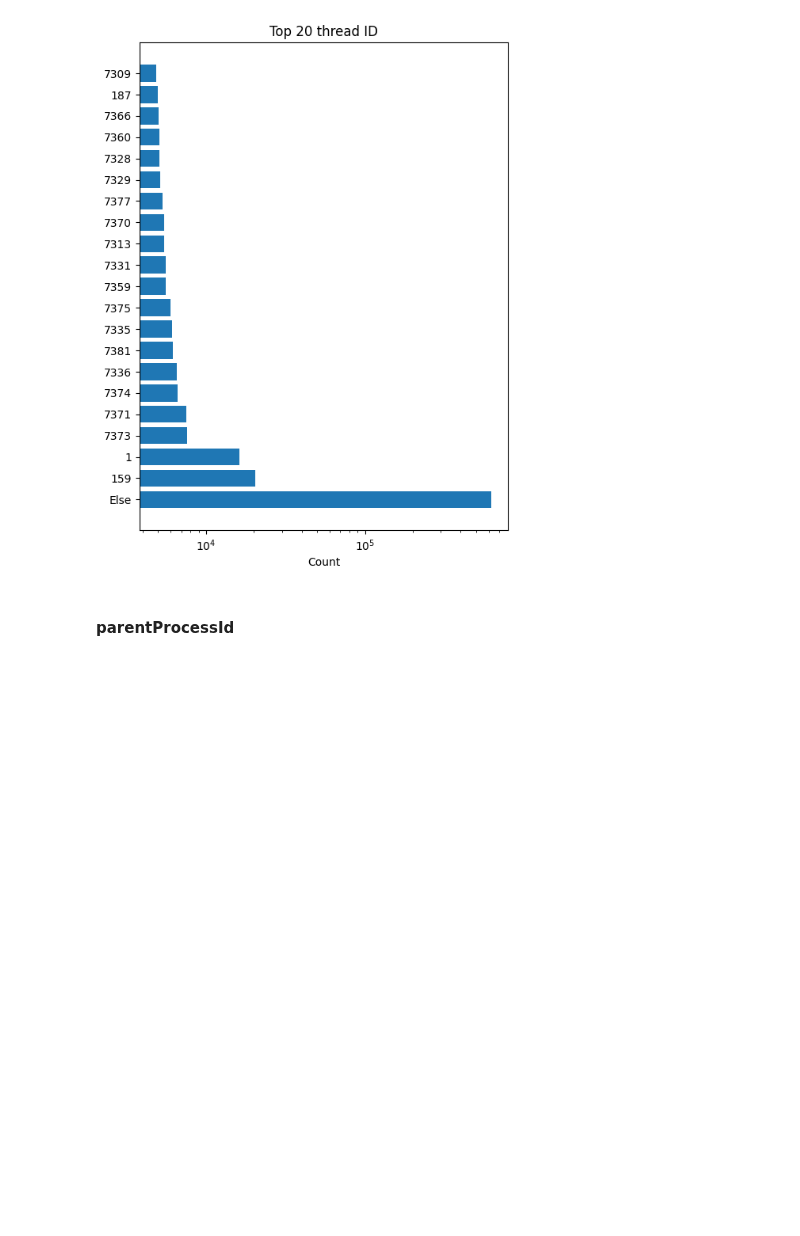
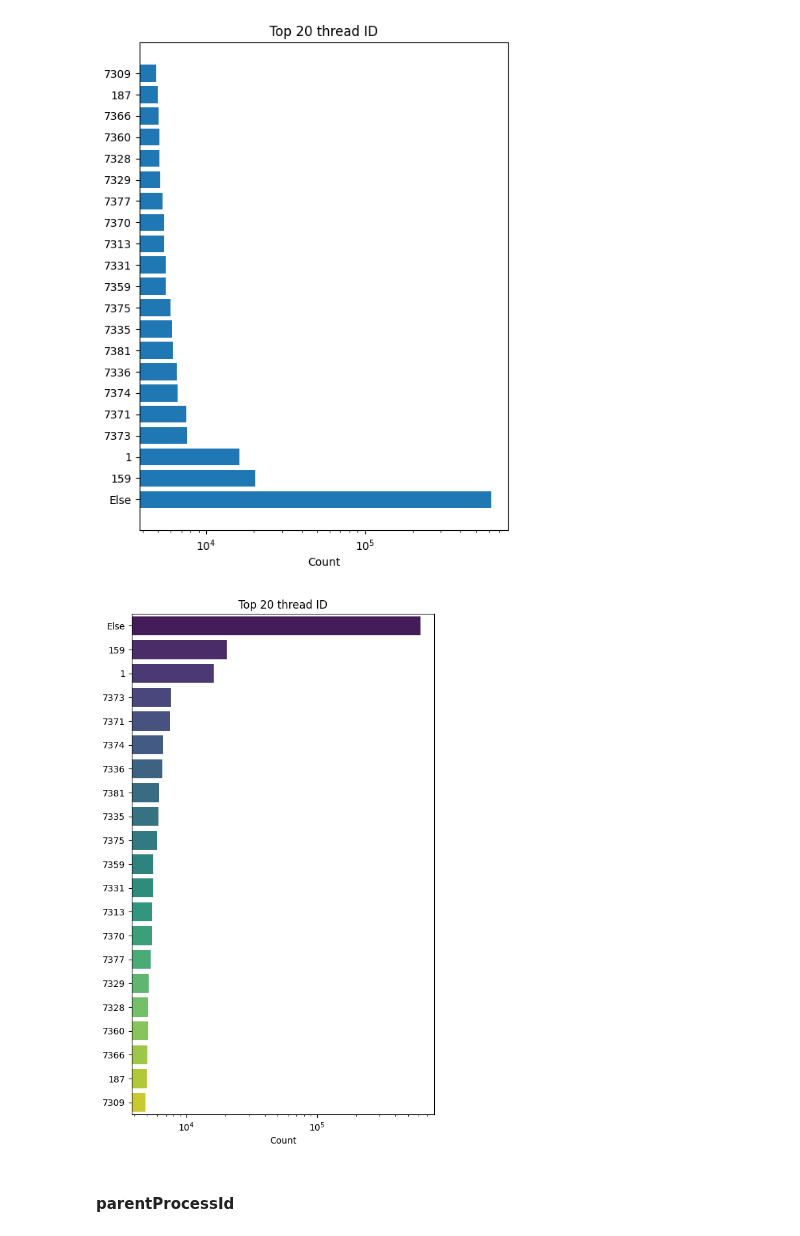
Before and after one commit to moryba/Beth-project, a Jupyter notebook: Data analysis/data analysis.ipynb, the cells around one changed output. Saved outputs shown, nothing was run; the diff lists cells and outputs as text; code cells hidden in the pictures; blank space fills up the shorter version.

```diff
--- a/Data analysis/data analysis.ipynb
+++ b/Data analysis/data analysis.ipynb
@@ -104,6 +122,20 @@ ax.set_xscale('log')
 plt.show()
 # %% [output]
 [figure]
+# %%
+plt.figure(figsize=(6, 10))
+labels = top_20.threadId.values.astype('str')
+counts = top_20['count'].values
+
+ax = sns.barplot(y=labels, x=counts, orient='h', native_scale=True, palette='viridis')
+ax.set_xlabel('Count')
+ax.set_xscale('log')
+
+ax.set_title('Top 20 thread ID')
+ax.set_xscale('log')
+plt.show()
+# %% [output]
+[figure, added]
 # %% [markdown]
 #### parentProcessId
 # %%
```
Also changed, not shown: parts of 4 cells of this notebook, 3 other files.
